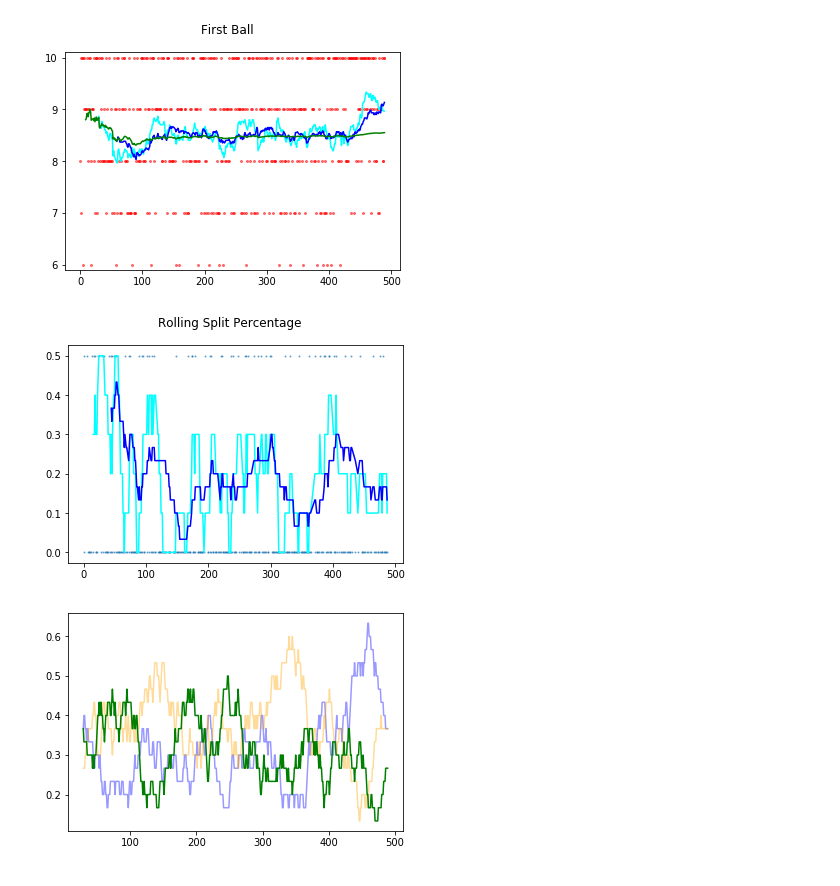
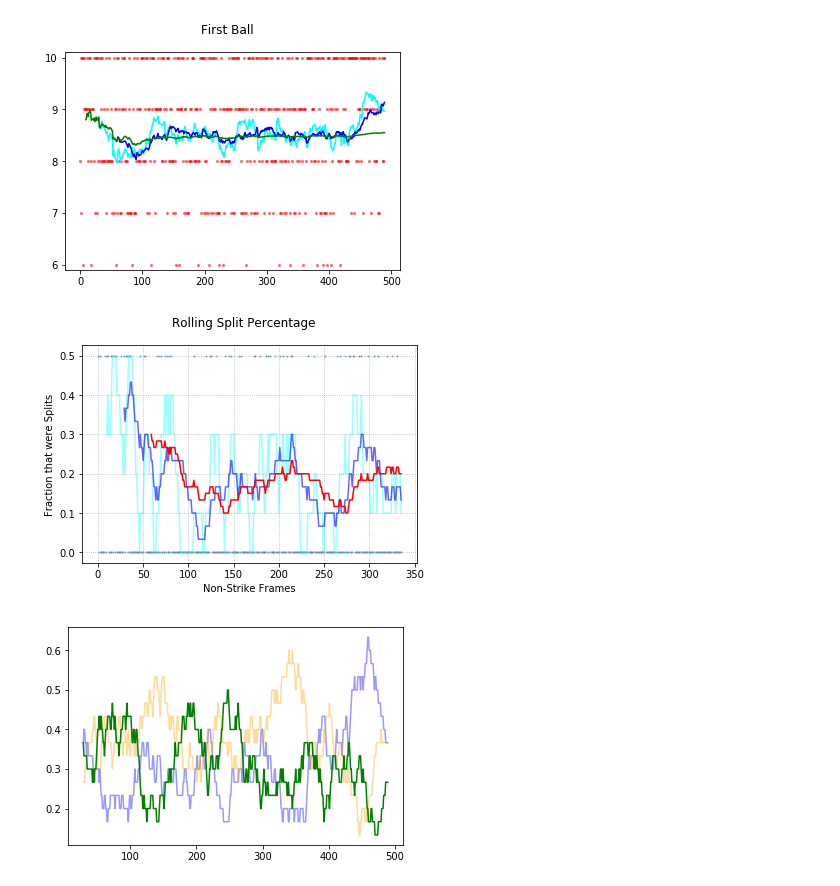
Before and after one commit to jobevers/bowlingscorer, a Jupyter notebook: Basic Stats.ipynb, the cells around one changed output. Cells and saved outputs as stored; diff of their text form; code cells hidden in the pictures.

```diff
--- a/Basic Stats.ipynb
+++ b/Basic Stats.ipynb
@@ -17,5 +18,5 @@ reload(parse_db)
 # %%
-conn = sqlite3.connect('/Users/jobevers/Dropbox/bowling/Backup.db')
+conn = sqlite3.connect(os.path.expanduser('~/Dropbox/bowling/Backup.db'))
 conn.row_factory = sqlite3.Row
 # %%
 parse_db.process_db(conn)
@@ -80,13 +81,17 @@ ax.set_yticks((6, 7, 8, 9, 10));
 # %%
 # Split percentage is fraction of NON-STRIKES that were splits.
 is_not_strike = frames_df[frames_df['T1'] < 10]
-is_split = (is_not_strike['Split'] == 1).astype(int)
-is_split.rolling(10).mean().plot(color="cyan")
-ax = is_split.rolling(30).mean().plot(color="blue")
+is_split = (is_not_strike['Split'] == 1).astype(int).reset_index(drop=True)
+is_split.rolling(10).mean().plot(color="cyan", alpha=.4)
+ax = is_split.rolling(30).mean().plot(color="blue", alpha=.6)
+is_split.rolling(60).mean().plot(color="red")
 ax.scatter(is_split.index, is_split*.5, marker='.', alpha=.5, s=5)
+ax.grid(linestyle='dotted')
+ax.set_ylabel('Fraction that were Splits')
+ax.set_xlabel('Non-Strike Frames')
 ax.figure.suptitle('Rolling Split Percentage');
 # %% [output]
-[figure, old version]
+[figure, new version]
 # %%
 # TODO: break out the spare percentage between splits and non-split spares
 #       because an increase in spare percentage could just come from leaving
```
Also changed, not shown: parts of 4 cells of this notebook.
